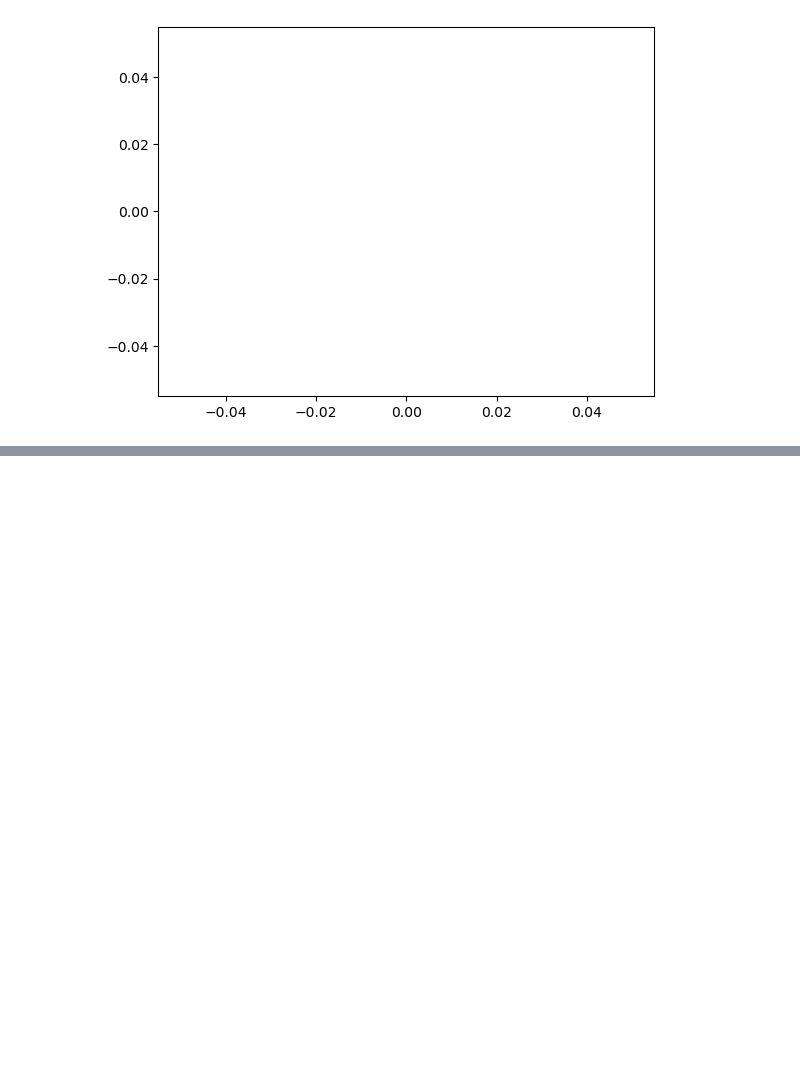
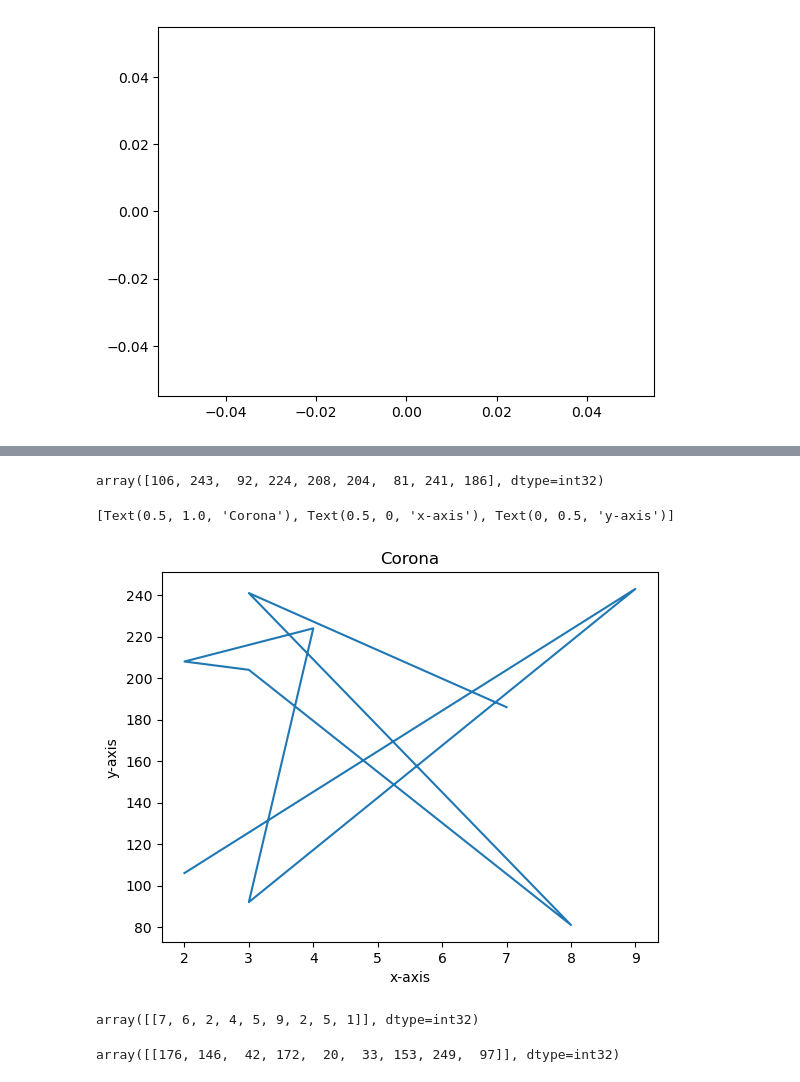
Before and after one commit to KabinGamal/Numpy_pandas, a Jupyter notebook: Introduction-to-numy.ipynb, the cells around one changed output, grey strips where cells are left out. Cells and saved outputs as stored; diff of their text form; code cells hidden in the pictures; blank space fills up the shorter version.

```diff
--- a/Introduction-to-numy.ipynb
+++ b/Introduction-to-numy.ipynb
@@ -698,0 +737,22 @@ plt.plot();
+# %%
+sabs=np.random.randint(10,250,9)
+sabs
+# %% [output]
+array([106, 243,  92, 224, 208, 204,  81, 241, 186], dtype=int32)
+# %%
+fig ,ax =plt.subplots()
+ax.plot(kabs,sabs)
+ax.set(title="Corona",
+      xlabel="x-axis",
+      ylabel="y-axis")
+# %% [output]
+[Text(0.5, 1.0, 'Corona'), Text(0.5, 0, 'x-axis'), Text(0, 0.5, 'y-axis')]
+[figure, added]
+# %%
+x
+# %% [output]
+array([[7, 6, 2, 4, 5, 9, 2, 5, 1]], dtype=int32)
+# %%
+y
+# %% [output]
+array([[176, 146,  42, 172,  20,  33, 153, 249,  97]], dtype=int32)
```
Also changed, not shown: parts of 13 cells of this notebook.
